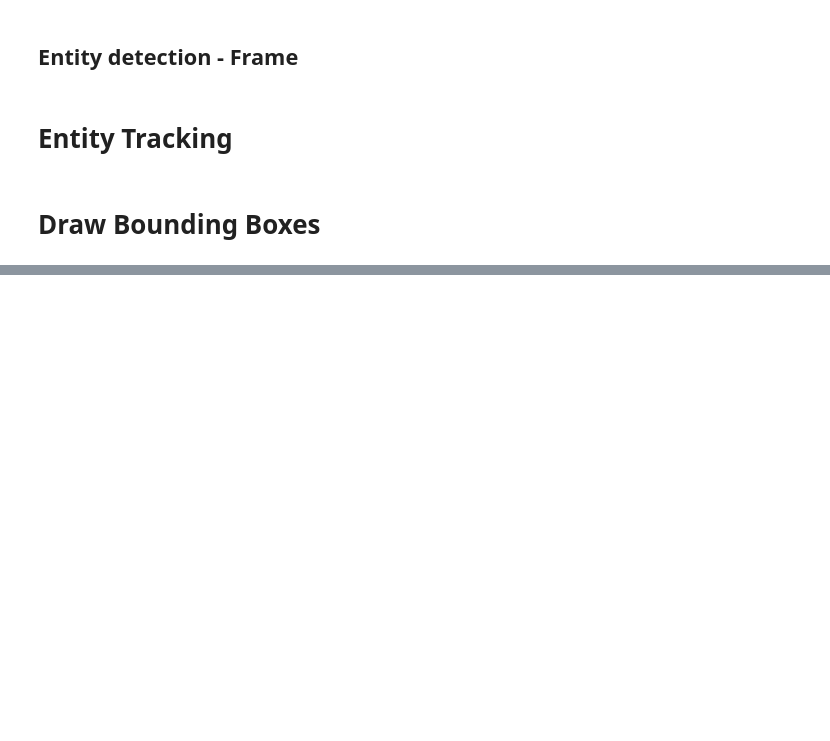
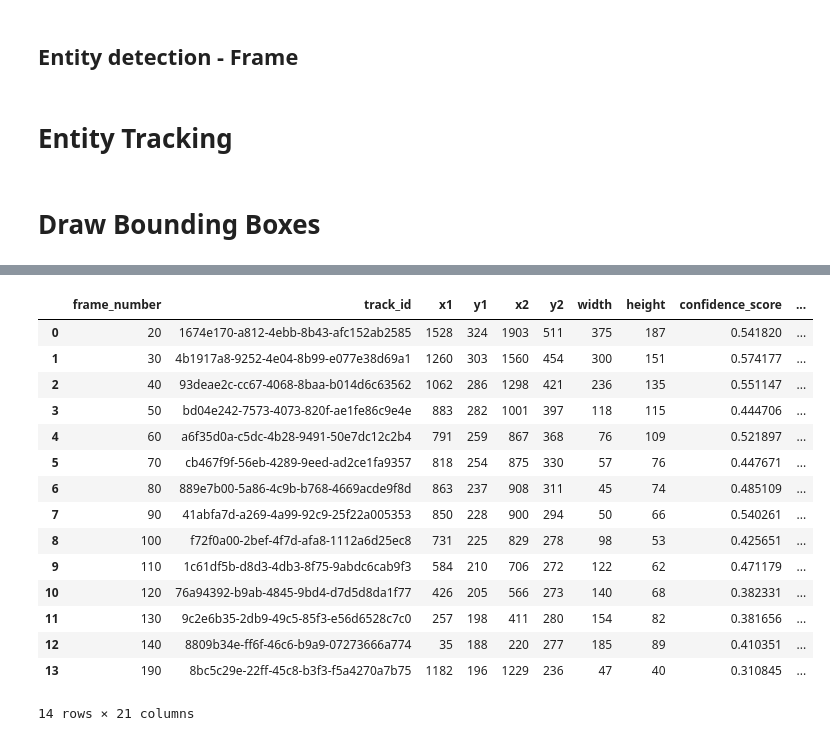
Before and after one commit to LuisSante/Entity-Tracking, a Jupyter notebook: experiments.ipynb, the cells around one changed output, grey strips where cells are left out. Drawn from its saved outputs; the diff is of its cells as text; code cells hidden in the pictures; blank space fills up the shorter version.

```diff
--- a/experiments.ipynb
+++ b/experiments.ipynb
@@ -126 +126,20 @@ plt.show()
+# %%
+df_bike
+# %% [output]
+|  | frame_number | track_id | x1 | y1 | x2 | y2 | width | height | confidence_score | ... |
+| 0 | 20 | 1674e170-a812-4ebb-8b43-afc152ab2585 | 1528 | 324 | 1903 | 511 | 375 | 187 | 0.541820 | ... |
+| 1 | 30 | 4b1917a8-9252-4e04-8b99-e077e38d69a1 | 1260 | 303 | 1560 | 454 | 300 | 151 | 0.574177 | ... |
+| 2 | 40 | 93deae2c-cc67-4068-8baa-b014d6c63562 | 1062 | 286 | 1298 | 421 | 236 | 135 | 0.551147 | ... |
+| 3 | 50 | bd04e242-7573-4073-820f-ae1fe86c9e4e | 883 | 282 | 1001 | 397 | 118 | 115 | 0.444706 | ... |
+| 4 | 60 | a6f35d0a-c5dc-4b28-9491-50e7dc12c2b4 | 791 | 259 | 867 | 368 | 76 | 109 | 0.521897 | ... |
+| 5 | 70 | cb467f9f-56eb-4289-9eed-ad2ce1fa9357 | 818 | 254 | 875 | 330 | 57 | 76 | 0.447671 | ... |
+| 6 | 80 | 889e7b00-5a86-4c9b-b768-4669acde9f8d | 863 | 237 | 908 | 311 | 45 | 74 | 0.485109 | ... |
+| 7 | 90 | 41abfa7d-a269-4a99-92c9-25f22a005353 | 850 | 228 | 900 | 294 | 50 | 66 | 0.540261 | ... |
+| 8 | 100 | f72f0a00-2bef-4f7d-afa8-1112a6d25ec8 | 731 | 225 | 829 | 278 | 98 | 53 | 0.425651 | ... |
+| 9 | 110 | 1c61df5b-d8d3-4db3-8f75-9abdc6cab9f3 | 584 | 210 | 706 | 272 | 122 | 62 | 0.471179 | ... |
+| 10 | 120 | 76a94392-b9ab-4845-9bd4-d7d5d8da1f77 | 426 | 205 | 566 | 273 | 140 | 68 | 0.382331 | ... |
+| 11 | 130 | 9c2e6b35-2db9-49c5-85f3-e56d6528c7c0 | 257 | 198 | 411 | 280 | 154 | 82 | 0.381656 | ... |
+| 12 | 140 | 8809b34e-ff6f-46c6-b9a9-07273666a774 | 35 | 188 | 220 | 277 | 185 | 89 | 0.410351 | ... |
+| 13 | 190 | 8bc5c29e-22ff-45c8-b3f3-f5a4270a7b75 | 1182 | 196 | 1229 | 236 | 47 | 40 | 0.310845 | ... |
+14 rows × 21 columns
 # %%
```
Also changed, not shown: parts of 3 cells of this notebook, 8 other files.
